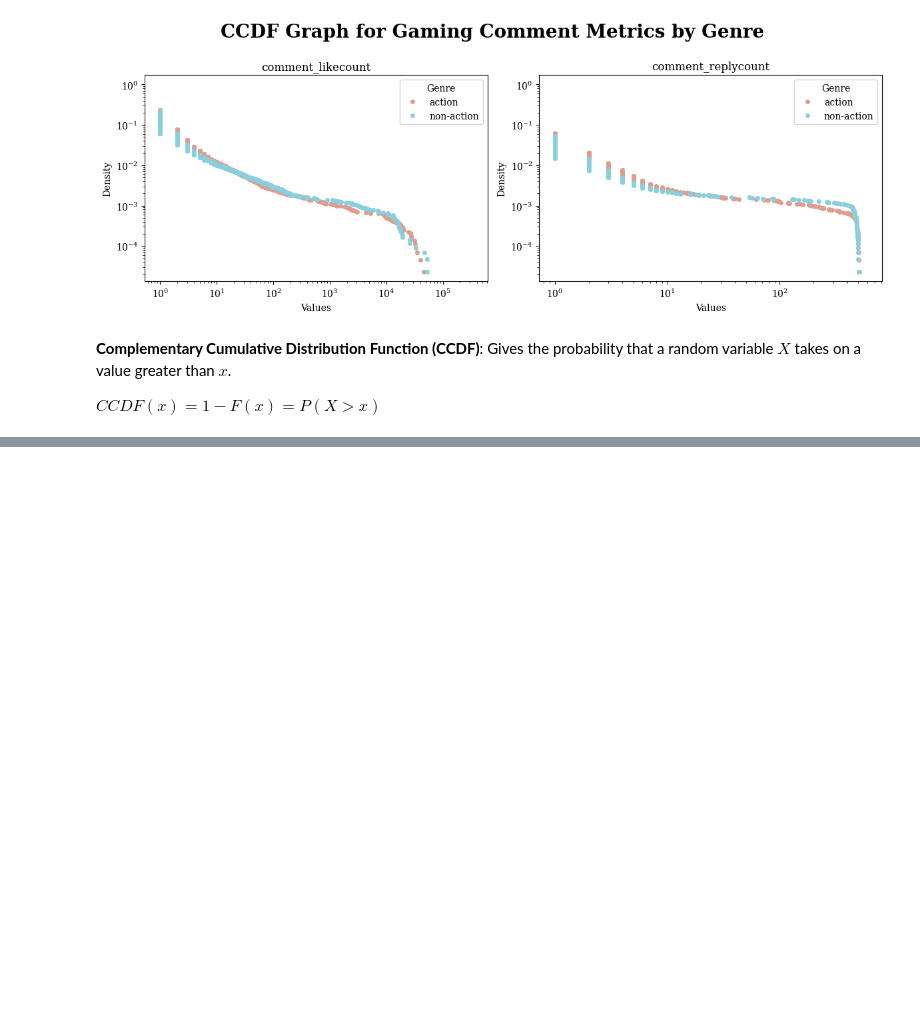
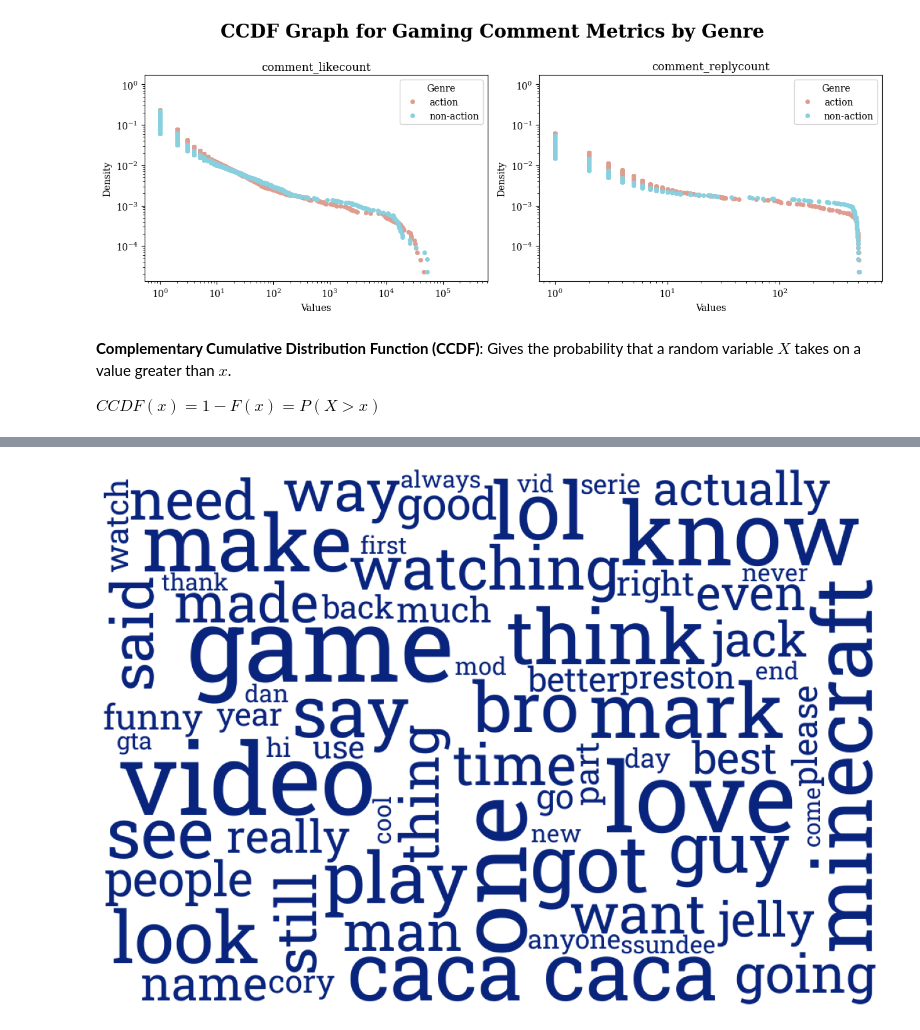
Before and after one commit to IMT-547-Team-1/YouTube-Toxic-Comments, a Jupyter notebook: code/02-preprocessing.ipynb, the cells around one changed output, grey strips where cells are left out. Cells and saved outputs as stored; diff of their text form; code cells hidden in the pictures; blank space fills up the shorter version.

```diff
--- a/code/02-preprocessing.ipynb
+++ b/code/02-preprocessing.ipynb
@@ -655,0 +748,5 @@ $CCDF(x) = 1 - F(x) = P(X > x)$
+# %%
+# Word Cloud for all non-action comments
+generate_wordcloud(all_nonaction_comments, "../image/blue.png")
+# %% [output]
+[figure, added]
```
Also changed, not shown: parts of 14 cells of this notebook, 6 other files.
